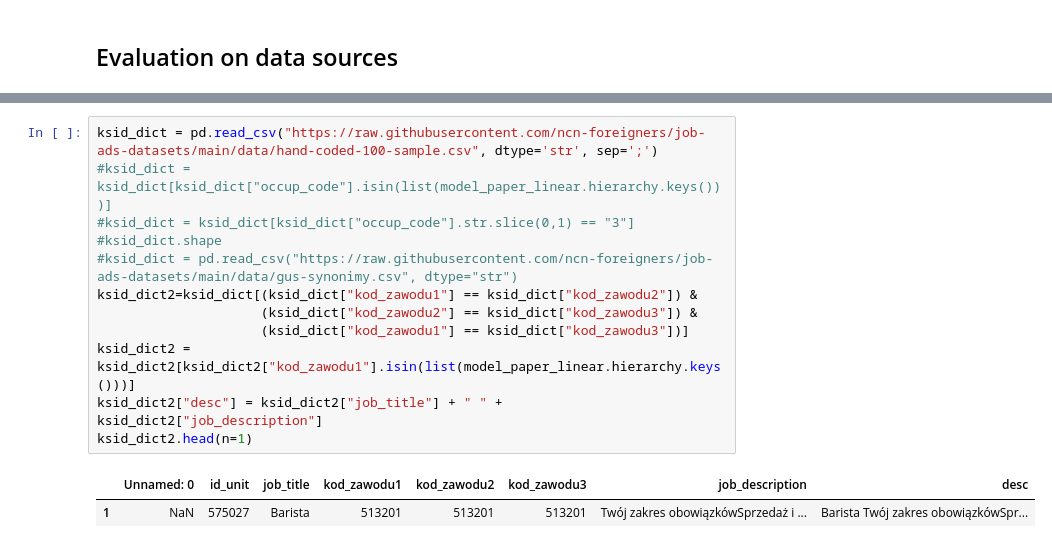
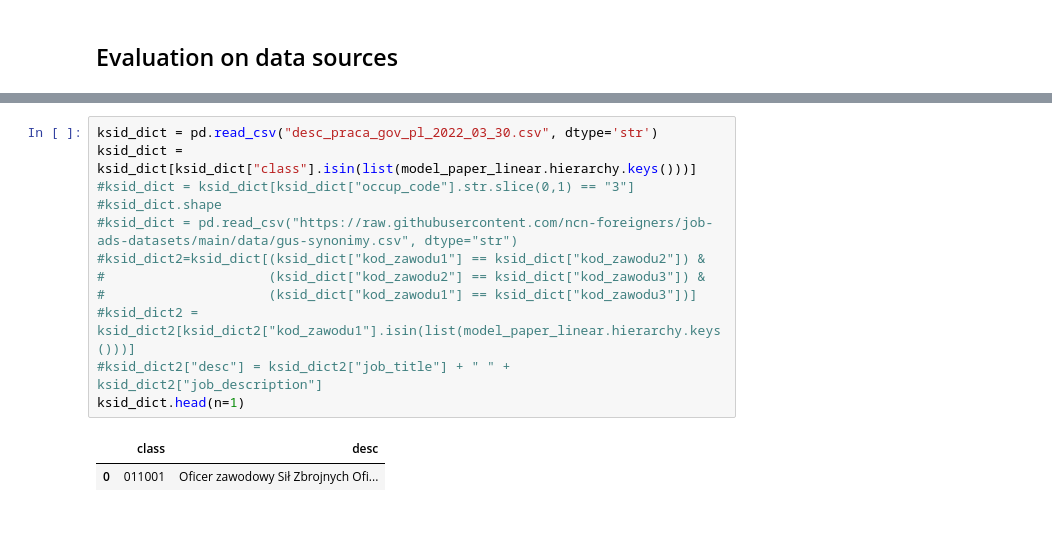
Before and after one commit to ONLABSPL/job-ads-classifier, a Jupyter notebook: job_classification_examples.ipynb, the cells around one changed output, grey strips where cells are left out. Cells and saved outputs as stored; diff of their text form.

```diff
--- a/job_classification_examples.ipynb
+++ b/job_classification_examples.ipynb
@@ -394,17 +348,17 @@ def evaluate_levels(model, y, pred, pred_map, levels, plot_dist=None):
 # %%
-ksid_dict = pd.read_csv("https://raw.githubusercontent.com/ncn-foreigners/job-ads-datasets/main/data/hand-coded-100-sample.csv", dtype='str', sep=';')
-#ksid_dict = ksid_dict[ksid_dict["occup_code"].isin(list(model_paper_linear.hierarchy.keys()))]
+ksid_dict = pd.read_csv("desc_praca_gov_pl_2022_03_30.csv", dtype='str')
+ksid_dict = ksid_dict[ksid_dict["class"].isin(list(model_paper_linear.hierarchy.keys()))]
 #ksid_dict = ksid_dict[ksid_dict["occup_code"].str.slice(0,1) == "3"]
 #ksid_dict.shape
 #ksid_dict = pd.read_csv("https://raw.githubusercontent.com/ncn-foreigners/job-ads-datasets/main/data/gus-synonimy.csv", dtype="str")
-ksid_dict2=ksid_dict[(ksid_dict["kod_zawodu1"] == ksid_dict["kod_zawodu2"]) &
-                     (ksid_dict["kod_zawodu2"] == ksid_dict["kod_zawodu3"]) &
-                     (ksid_dict["kod_zawodu1"] == ksid_dict["kod_zawodu3"])]
-ksid_dict2 = ksid_dict2[ksid_dict2["kod_zawodu1"].isin(list(model_paper_linear.hierarchy.keys()))]
-ksid_dict2["desc"] = ksid_dict2["job_title"] + " " + ksid_dict2["job_description"]
-ksid_dict2.head(n=1)
+#ksid_dict2=ksid_dict[(ksid_dict["kod_zawodu1"] == ksid_dict["kod_zawodu2"]) &
+#                     (ksid_dict["kod_zawodu2"] == ksid_dict["kod_zawodu3"]) &
+#                     (ksid_dict["kod_zawodu1"] == ksid_dict["kod_zawodu3"])]
+#ksid_dict2 = ksid_dict2[ksid_dict2["kod_zawodu1"].isin(list(model_paper_linear.hierarchy.keys()))]
+#ksid_dict2["desc"] = ksid_dict2["job_title"] + " " + ksid_dict2["job_description"]
+ksid_dict.head(n=1)
 # %% [output]
-|  | Unnamed: 0 | id_unit | job_title | kod_zawodu1 | kod_zawodu2 | kod_zawodu3 | job_description | desc |
-| 1 | NaN | 575027 | Barista | 513201 | 513201 | 513201 | Twój zakres obowiązkówSprzedaż i ... | Barista Twój zakres obowiązkówSpr... |
+|  | class | desc |
+| 0 | 011001 | Oficer zawodowy Sił Zbrojnych Ofi... |
 # %%
 last_level_pred_lin, last_level_map_lin = model_paper_linear.predict(
```
Also changed, not shown: parts of 21 cells of this notebook.
